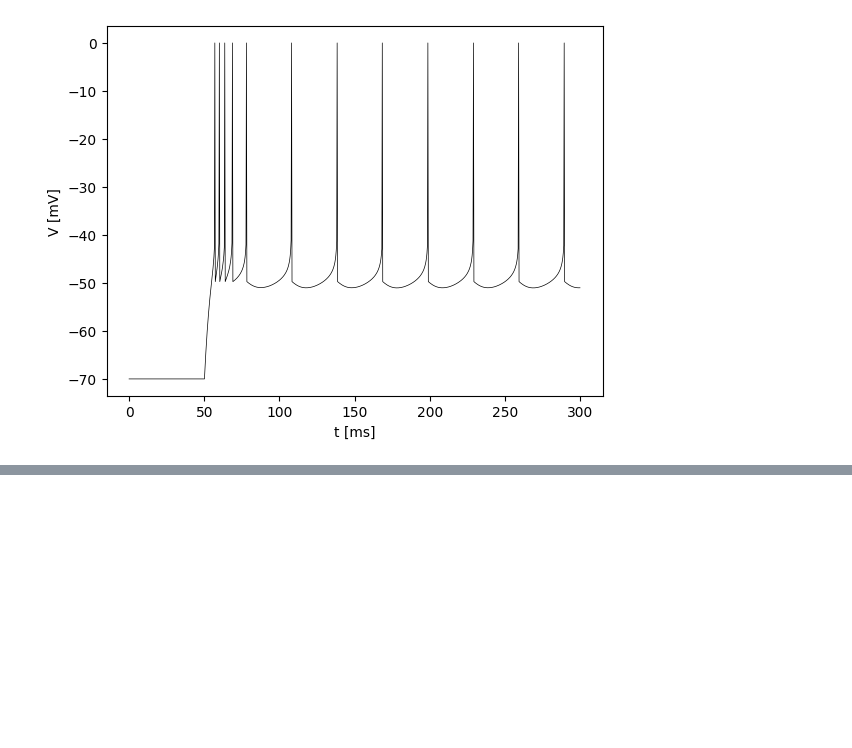
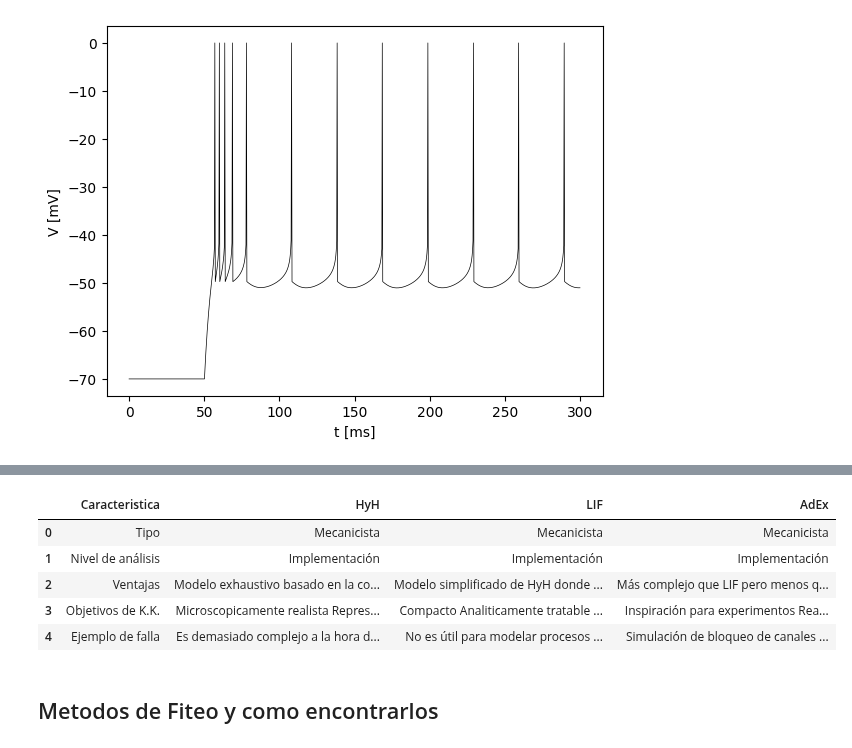
Before and after one commit to gonzagrau/Neuro-16-82, a Jupyter notebook: Trabajo Final/Entrega_Final.ipynb, the cells around one changed output, grey strips where cells are left out. Drawn from its saved outputs; the diff is of its cells as text; code cells hidden in the pictures; blank space fills up the shorter version.

```diff
--- a/Trabajo Final/Entrega_Final.ipynb
+++ b/Trabajo Final/Entrega_Final.ipynb
@@ -429,3 +429,35 @@ Donde por ejemplo para la comparación entre los disparos tónicos y el low inpu
 
 
 ![image.png](attachment:image.png)
+# %%
+pd.set_option('display.max_colwidth', None)
+pd.set_option('display.max_columns', None)
+pd.set_option('display.max_rows', None)
+data = [
+    ["Tipo", "Mecanicista", "Mecanicista", "Mecanicista"],
+    ["Nivel de análisis", "Implementación", "Implementación", "Implementación"],
+    ["Ventajas", "Modelo exhaustivo basado en la configuración molecular de la membrana celular, directamente relacionado con fenómenos de corrientes iónicas moduladas por canales voltaje-dependientes. Sin embargo, es computacionalmente pesado, dado que requiere de un sistema de 4 ecuaciones diferenciales no lineales acopladas",
+     "Modelo simplificado de HyH donde solo se considera una única corriente y además se tienen en cuenta un término de fuga. De los 3 comparados es el más simple a nivel matemático y computacional.",
+     "Más complejo que LIF pero menos que HyH, lo cual nos da el punto medio entre ambos. La principal ventaja es que tiene en cuenta la adaptación de las neuronas y nos permite describir estos procesos."],
+    ["Objetivos de K.K.", "Microscopicamente realista Representacional Interpretable Elegante",
+     "Compacto Analiticamente tratable Interpretable",
+     "Inspiración para experimentos Realismo comportamental Representacional Microscopicamente Realista"],
+    ["Ejemplo de falla", "Es demasiado complejo a la hora de representar sistemas que involucren la interacción entre múltiples neuronas acopladas. Computacionalmente caro a gran escala.",
+     "No es útil para modelar procesos de adaptación, por ejemplo los disparos de neuronas del circuito retiniano ante la llegada de luz a lo largo del tiempo",
+     "Simulación de bloqueo de canales de potasio o Sodio."]
+]
+
+columns = ["Caracteristica", "HyH", "LIF", "AdEx"]
+
+tabla = pd.DataFrame(data, columns=columns)
+
+tabla
+# %% [output]
+|  | Caracteristica | HyH | LIF | AdEx |
+| 0 | Tipo | Mecanicista | Mecanicista | Mecanicista |
+| 1 | Nivel de análisis | Implementación | Implementación | Implementación |
+| 2 | Ventajas | Modelo exhaustivo basado en la co... | Modelo simplificado de HyH donde ... | Más complejo que LIF pero menos q... |
+| 3 | Objetivos de K.K. | Microscopicamente realista Repres... | Compacto Analiticamente tratable ... | Inspiración para experimentos Rea... |
+| 4 | Ejemplo de falla | Es demasiado complejo a la hora d... | No es útil para modelar procesos ... | Simulación de bloqueo de canales ... |
+# %% [markdown]
+## Metodos de Fiteo y como encontrarlos
```
Also changed, not shown: parts of 2 cells of this notebook.
